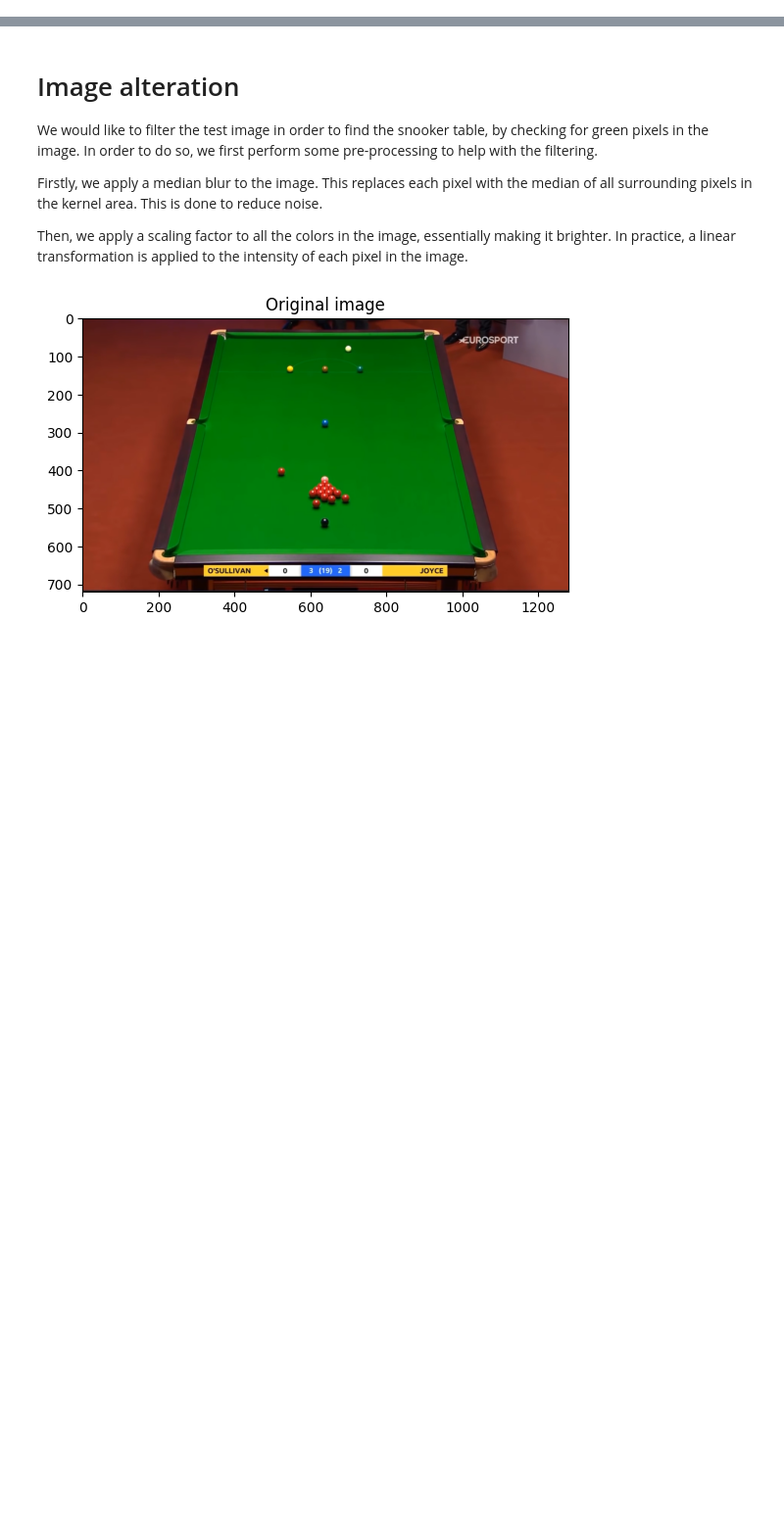
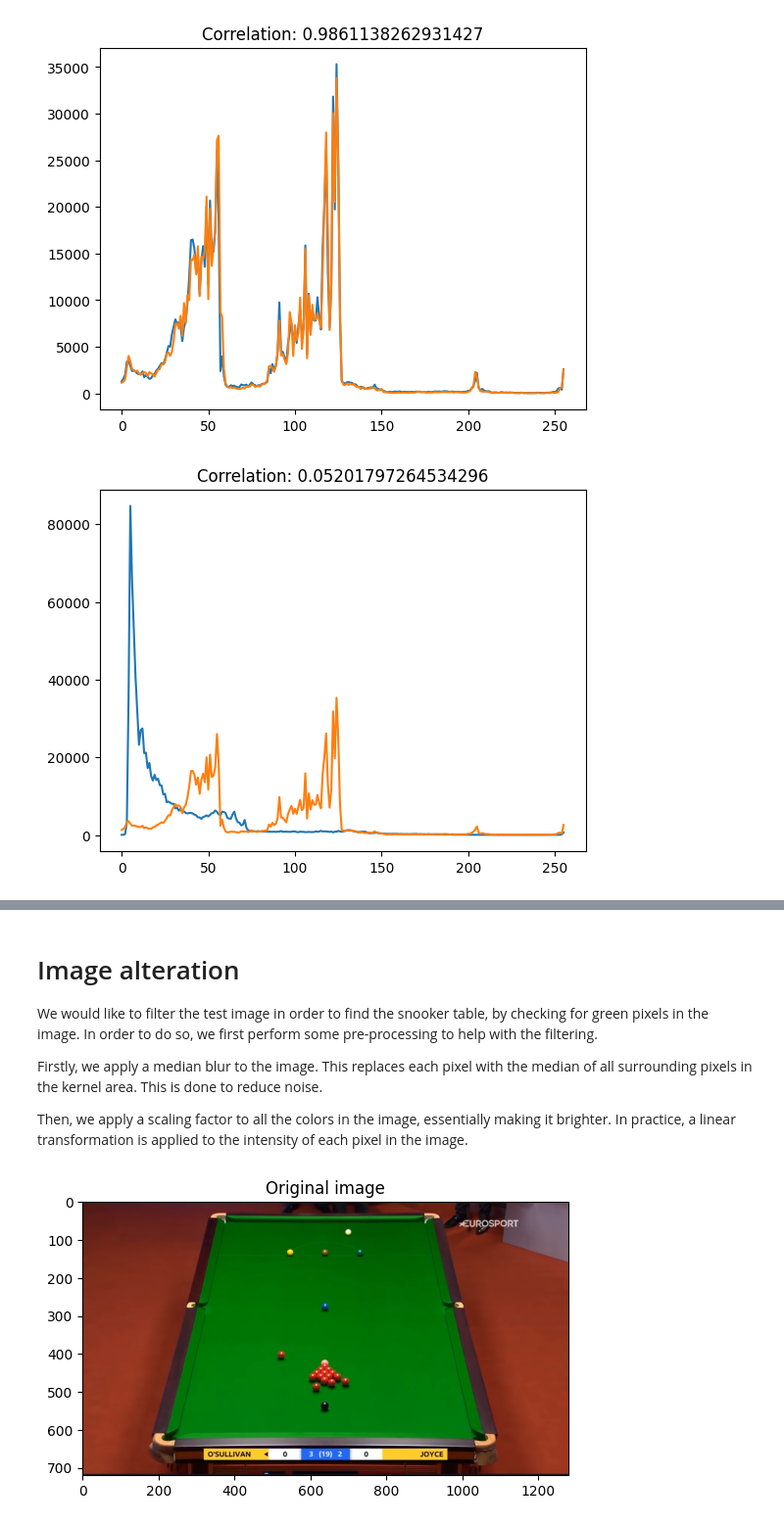
Before and after one commit to SamuelCorecco/Computer_Vision_Project, a Jupyter notebook: Task2.ipynb, the cells around one changed output, grey strips where cells are left out. Shown at 98% size. Cells and saved outputs as stored; diff of their text form; code cells hidden in the pictures; blank space fills up the shorter version.

```diff
--- a/Task2.ipynb
+++ b/Task2.ipynb
@@ -5,0 +107,80 @@ cv2.destroyAllWindows()
+# %%
+# same approach but using cv2.calcHist
+
+# remove output video if already exists
+if os.path.exists('filtered_video.mp4'):
+    os.remove('filtered_video.mp4')
+
+reference_frame = cv2.imread('reference_frame.png')
+video_input = cv2.VideoCapture('WSC.mp4')
+fourcc = cv2.VideoWriter_fourcc(*'mp4v')
+video_output = cv2.VideoWriter('filtered_video.mp4', fourcc, video_input.get(cv2.CAP_PROP_FPS), (int(video_input.get(cv2.CAP_PROP_FRAME_WIDTH)), int(video_input.get(cv2.CAP_PROP_FRAME_HEIGHT))))
+
+
+def get_histogram_cv2(frame):
+    hist = cv2.calcHist([frame], [1], None, [256], [0, 256])
+    return hist
+
+def compare_histograms_cv2(hist1, hist2):
+    correlation = cv2.compareHist(hist1, hist2, cv2.HISTCMP_CORREL)
+    return correlation
+
+reference_frame_histogram = get_histogram_cv2(reference_frame)
+plt.plot(reference_frame_histogram)
+
+test_frame = cv2.imread('test_image.png')
+test_frame_histogram = get_histogram_cv2(test_frame)
+correlation = compare_histograms_cv2(reference_frame_histogram, test_frame_histogram)
+
+plt.plot(test_frame_histogram)
+plt.title('Correlation: ' + str(correlation))
+plt.show()
+
+
+test_wrong_frame = cv2.imread('test_wrong.png')
+test_wrong_frame_histogram = get_histogram_cv2(test_wrong_frame)
+correlation = compare_histograms_cv2(reference_frame_histogram, test_wrong_frame_histogram)
+plt.plot(test_wrong_frame_histogram)
+plt.plot(reference_frame_histogram)
+plt.title('Correlation: ' + str(correlation))
+
+plt.show()
+
+
+# NOTE i use this because copy frame from quicktime player give a correct frame but does not work for comparison :(
+# get first frame of VIDEO_reference.mp4 as reference
+video_referene = cv2.VideoCapture('VIDEO_reference.mp4')
+ret, reference_frame = video_referene.read()
+reference_frame_histogram = get_histogram_cv2(reference_frame)
+video_referene.release()
+
+
+# # STEP 2: use istogram to filter video, remove different frame
+# NOTE put True if you have one day to wait :)
+
+start = cv2.getTickCount()
+total_frames = int(video_input.get(cv2.CAP_PROP_FRAME_COUNT))
+
+with tqdm(total=total_frames, desc="Processing Video") as pbar:
+    while video_input.isOpened():
+        ret, frame = video_input.read()
+        if not ret:
+            break
+
+        frame_histogram = get_histogram_cv2(frame)
+        correlation = compare_histograms_cv2(reference_frame_histogram, frame_histogram)
+
+        if correlation > 0.8:
+            video_output.write(frame)
+
+        pbar.update(1)
+
+endtime = cv2.getTickCount()
+time = (endtime - start) / cv2.getTickFrequency()
+print('Time: ', time)
+
+video_input.release()
+video_output.release()
+# %% [output]
+[figure, added]
+[figure, added]
```
Also changed, not shown: parts of 6 cells of this notebook.
